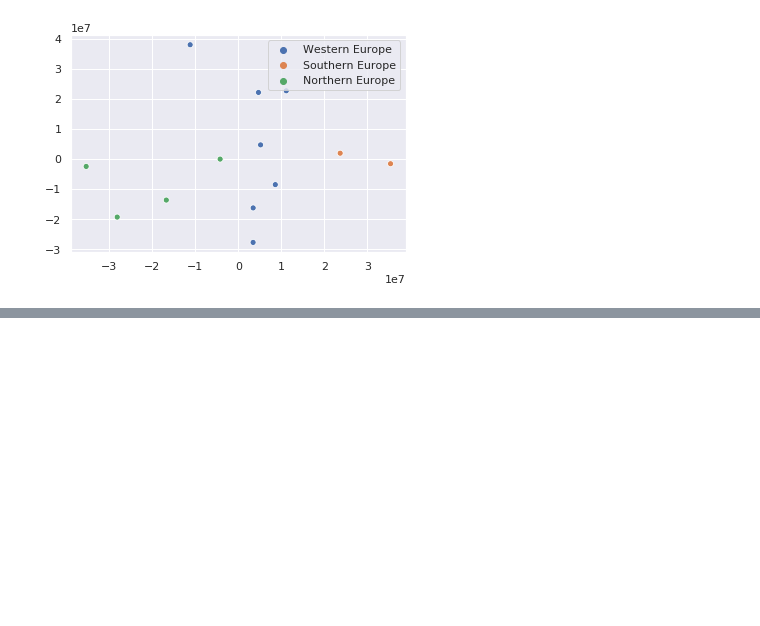
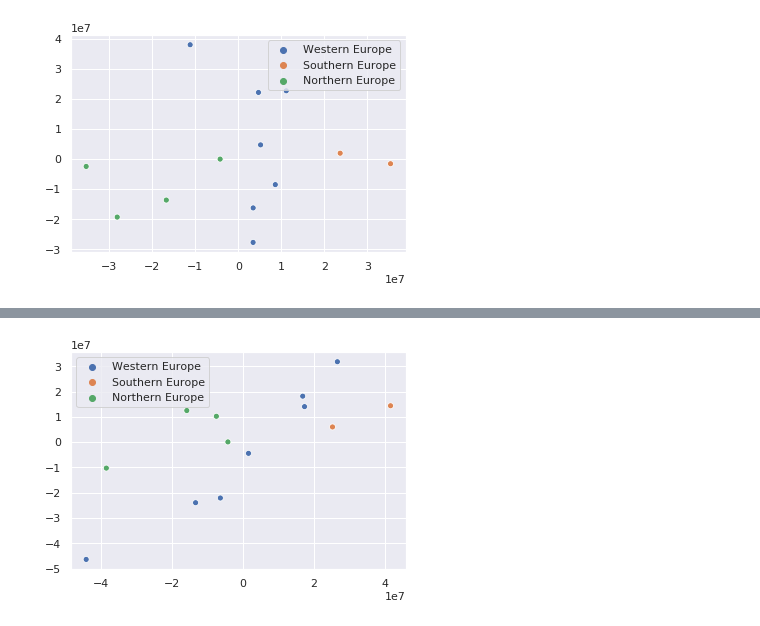
Before and after one commit to cbm256/omsa, a Jupyter notebook: computational_data_analysis/homework/hw_02/PCA.ipynb, the cells around one changed output, grey strips where cells are left out. Saved outputs shown, nothing was run; the diff lists cells and outputs as text; code cells hidden in the pictures; blank space fills up the shorter version.

```diff
--- a/computational_data_analysis/homework/hw_02/PCA.ipynb
+++ b/computational_data_analysis/homework/hw_02/PCA.ipynb
@@ -44,0 +66,16 @@ ax = sns.scatterplot(x=pc1, y=pc2, hue=regions)
+# %%
+# PCA using scipy linalg
+
+# step 1: estimate the mean and covariance matrix
+mu = np.mean(X,axis =0).reshape(1,20)
+X_scaled = np.subtract(X,mu)
+C = np.dot(X_scaled.T,X_scaled)/m
+# step 2: perform eigendecomposition on the covariance matrix
+w, v = np.linalg.eig(C)
+w, v = sp.sparse.linalg.eigs(C, k=n, which='LR')
+# step 3: Compute reduced Representation
+principal_components_sp = np.dot(X_scaled/np.sqrt(w.reshape(1,20)),v.T)
+# %%
+ax = sns.scatterplot(x=principal_components_sp[:,0], y=principal_components_sp[:,1], hue=regions)
+# %% [output]
+[figure, added]
```
Also changed, not shown: parts of 6 cells of this notebook, 7 other files.
